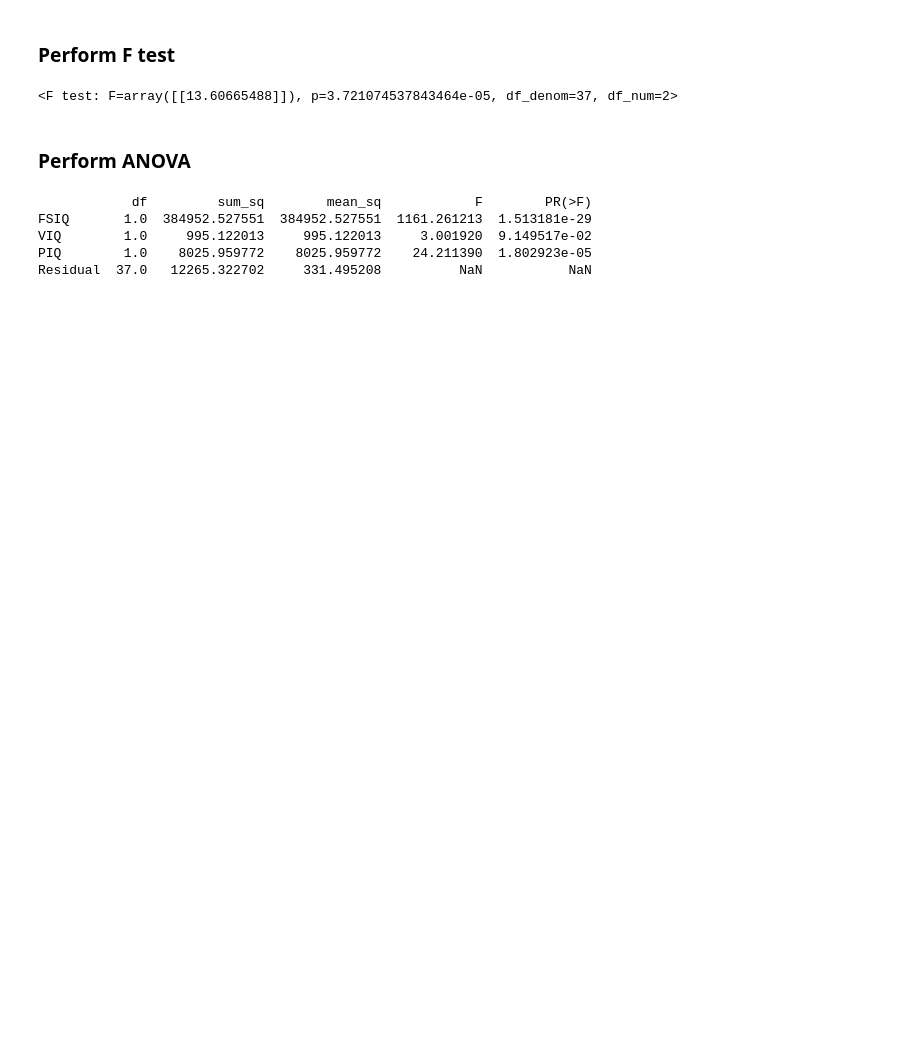
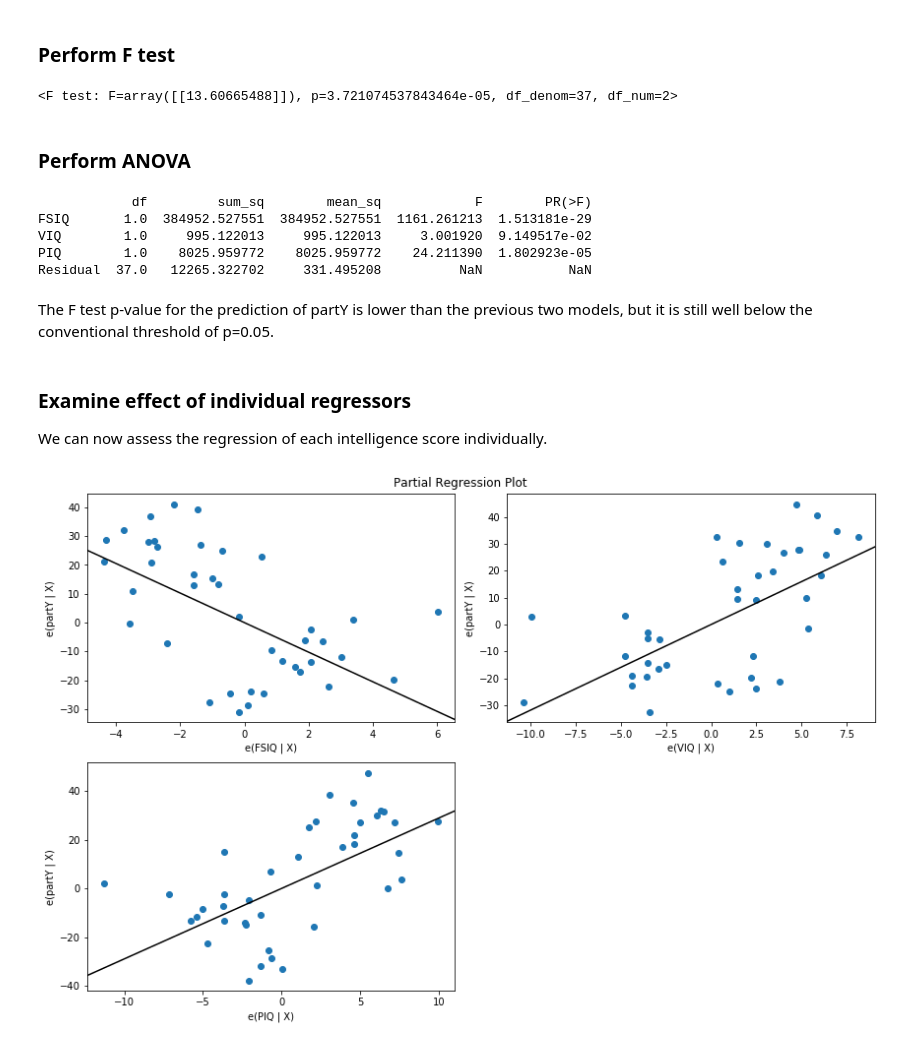
Before and after one commit to stephaniealley/Alley-S-QLSC612, a Jupyter notebook: Command_Files/myanalysis.ipynb, the cells around one changed output. Saved outputs shown, nothing was run; the diff lists cells and outputs as text; code cells hidden in the pictures; blank space fills up the shorter version.

Commit message:
Add partial regression plot for final model
Create partial regression plot for all intelligence scores

```diff
--- a/Command_Files/myanalysis.ipynb
+++ b/Command_Files/myanalysis.ipynb
@@ -229,3 +229,13 @@ FSIQ       1.0  384952.527551  384952.527551  1161.261213  1.513181e-29
 VIQ        1.0     995.122013     995.122013     3.001920  9.149517e-02
 PIQ        1.0    8025.959772    8025.959772    24.211390  1.802923e-05
 Residual  37.0   12265.322702     331.495208          NaN           NaN
+# %% [markdown]
+The F test p-value for the prediction of partY is lower than the previous two models, but it is still well below the conventional threshold of p=0.05.
+# %% [markdown]
+### Examine effect of individual regressors
+We can now assess the regression of each intelligence score individually.
+# %%
+fig = plt.figure(figsize=(12,8))
+fig = plot_partregress_grid(model, fig=fig)
+# %% [output]
+[figure, added]
```
Also changed, not shown: parts of 2 cells of this notebook.
